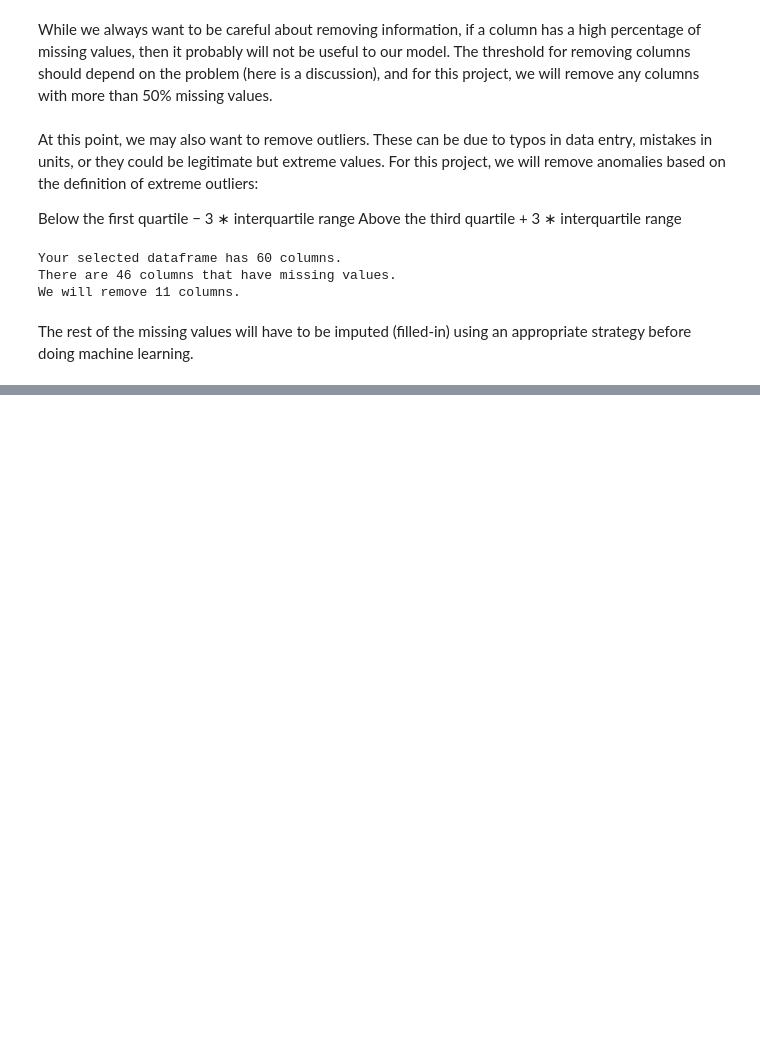
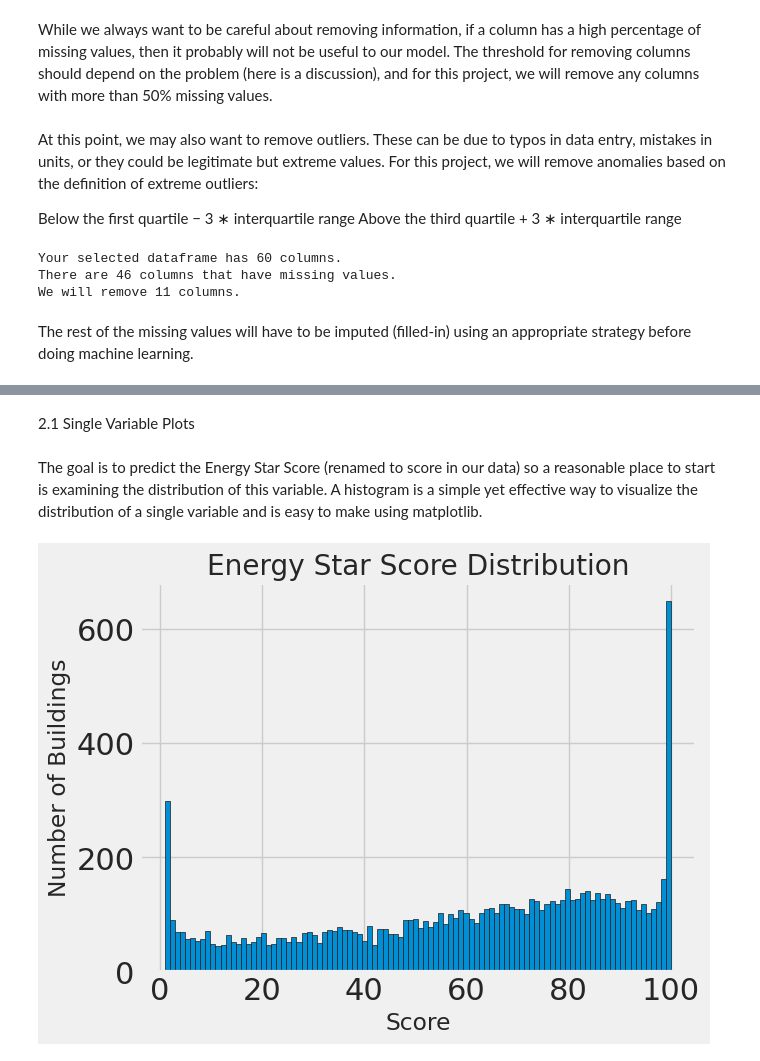
Before and after one commit to piaseckazaneta/CV, a Jupyter notebook: theEnergyStarScore_project_part_one.ipynb, the cells around one changed output, grey strips where cells are left out. Saved outputs shown, nothing was run; the diff lists cells and outputs as text; code cells hidden in the pictures; blank space fills up the shorter version.

```diff
--- a/theEnergyStarScore_project_part_one.ipynb
+++ b/theEnergyStarScore_project_part_one.ipynb
@@ -185,0 +226,17 @@ The rest of the missing values will have to be imputed (filled-in) using an appr
+# %% [markdown]
+2.1 Single Variable Plots
+# %% [markdown]
+The goal is to predict the Energy Star Score (renamed to score in our data) so a reasonable place to start is examining the distribution of this variable. A histogram is a simple yet effective way to visualize the distribution of a single variable and is easy to make using matplotlib.
+# %%
+# Rename the score
+data = data.rename(columns={'ENERGY STAR Score' : 'score'})
+
+import matplotlib.pyplot as plt
+
+# Histogram of the Energy Star Score
+plt.style.use('fivethirtyeight')
+plt.hist(data['score'].dropna(), bins = 100, edgecolor = 'k');
+plt.xlabel('Score'); plt.ylabel('Number of Buildings');
+plt.title('Energy Star Score Distribution');
+# %% [output]
+[figure, added]
```
Also changed, not shown: parts of 27 cells of this notebook.
